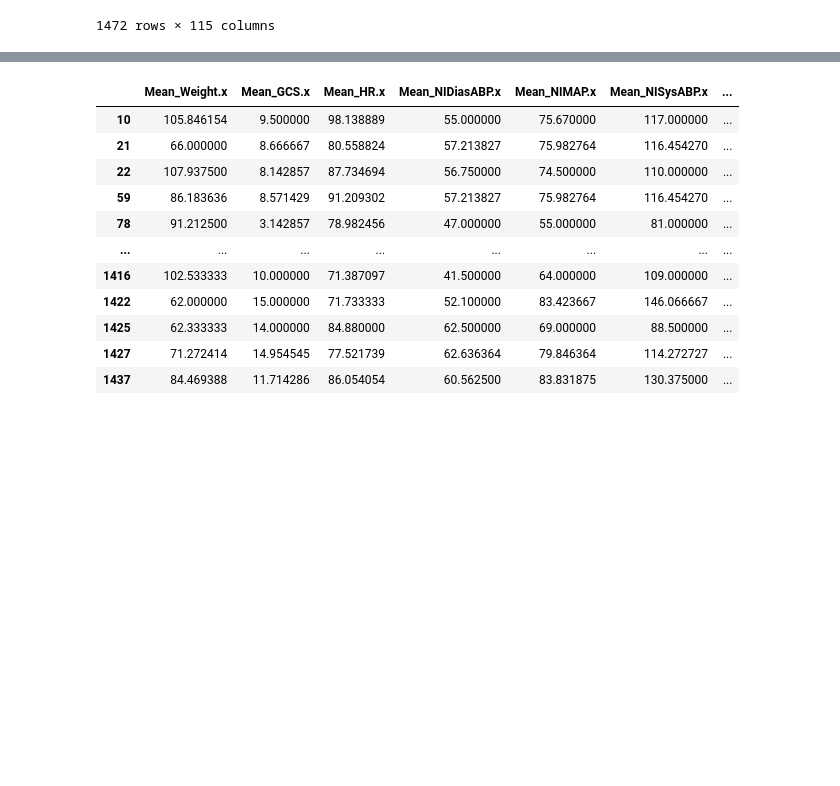
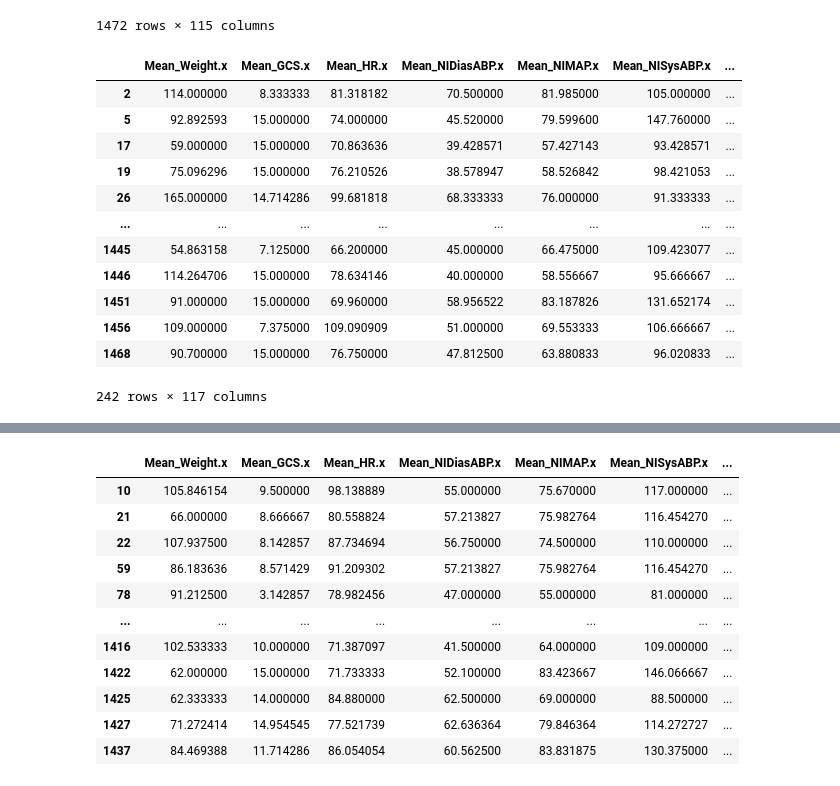
Before and after one commit to Joshiahtan/ADS1002-ICU-Project, a Jupyter notebook: notebook/Wahson/ICU_Project.ipynb, the cells around one changed output, grey strips where cells are left out. Cells and saved outputs as stored; diff of their text form; code cells hidden in the pictures; blank space fills up the shorter version.

```diff
--- a/notebook/Wahson/ICU_Project.ipynb
+++ b/notebook/Wahson/ICU_Project.ipynb
@@ -360,3 +377,24 @@ icu_x
 | 1472 | 87.000000 | 10.833333 | 101.083333 | 60.400000 | 75.733000 | 106.400000 | ... |
 | 1473 | 87.400000 | 6.400000 | 91.785714 | 57.213827 | 75.982764 | 116.454270 | ... |
 1472 rows × 115 columns
+# %%
+icu_one = icu_x[
+    (icu_x["ICUType2"] == 0) &
+    (icu_x["ICUType3"] == 0) &
+    (icu_x["ICUType4"] == 0)
+].join(icu_data["Age"]).join(icu_data["Height"])
+icu_one
+# %% [output]
+|  | Mean_Weight.x | Mean_GCS.x | Mean_HR.x | Mean_NIDiasABP.x | Mean_NIMAP.x | Mean_NISysABP.x | ... |
+| 2 | 114.000000 | 8.333333 | 81.318182 | 70.500000 | 81.985000 | 105.000000 | ... |
+| 5 | 92.892593 | 15.000000 | 74.000000 | 45.520000 | 79.599600 | 147.760000 | ... |
+| 17 | 59.000000 | 15.000000 | 70.863636 | 39.428571 | 57.427143 | 93.428571 | ... |
+| 19 | 75.096296 | 15.000000 | 76.210526 | 38.578947 | 58.526842 | 98.421053 | ... |
+| 26 | 165.000000 | 14.714286 | 99.681818 | 68.333333 | 76.000000 | 91.333333 | ... |
+| ... | ... | ... | ... | ... | ... | ... | ... |
+| 1445 | 54.863158 | 7.125000 | 66.200000 | 45.000000 | 66.475000 | 109.423077 | ... |
+| 1446 | 114.264706 | 15.000000 | 78.634146 | 40.000000 | 58.556667 | 95.666667 | ... |
+| 1451 | 91.000000 | 15.000000 | 69.960000 | 58.956522 | 83.187826 | 131.652174 | ... |
+| 1456 | 109.000000 | 7.375000 | 109.090909 | 51.000000 | 69.553333 | 106.666667 | ... |
+| 1468 | 90.700000 | 15.000000 | 76.750000 | 47.812500 | 63.880833 | 96.020833 | ... |
+242 rows × 117 columns
```
Also changed, not shown: parts of 12 cells of this notebook.
